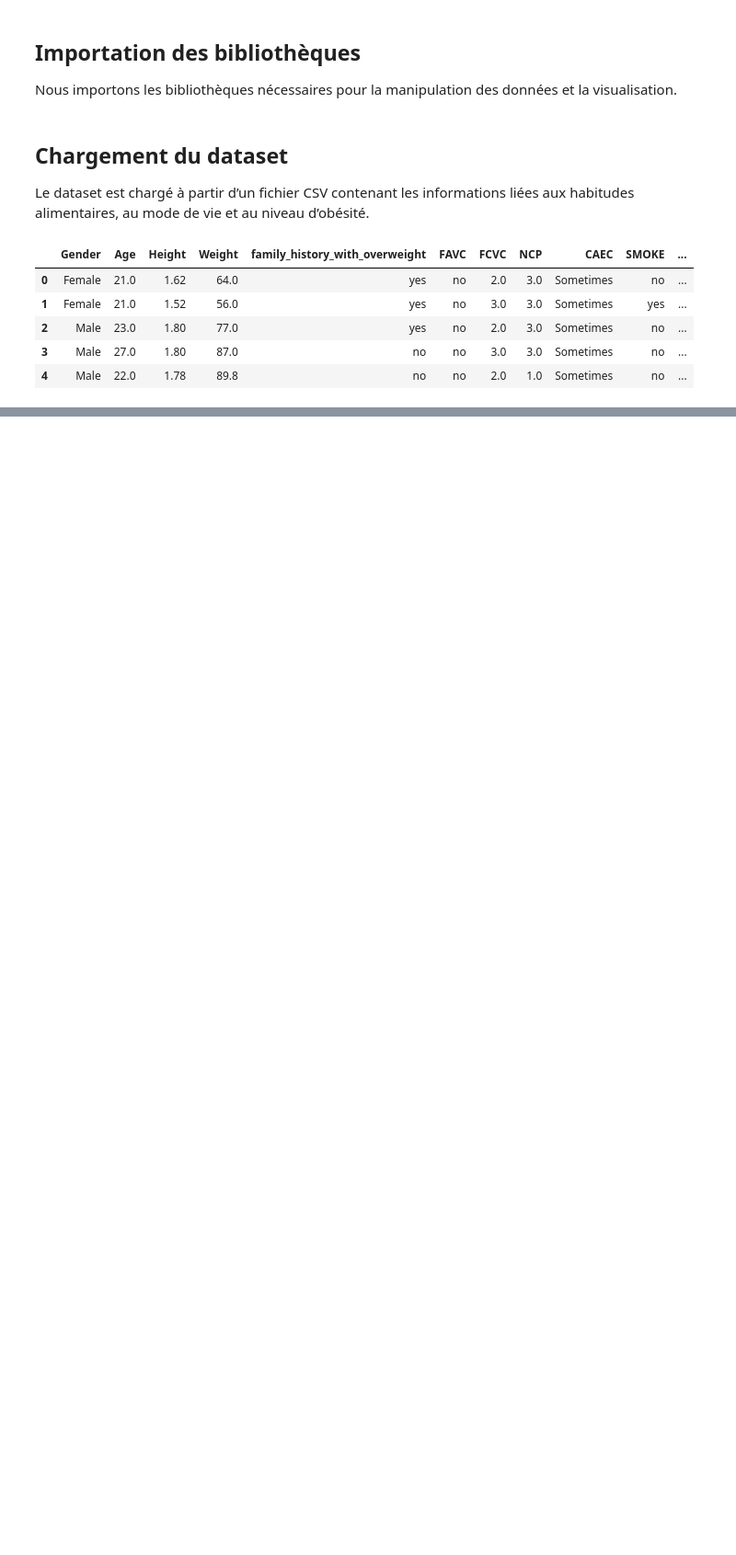
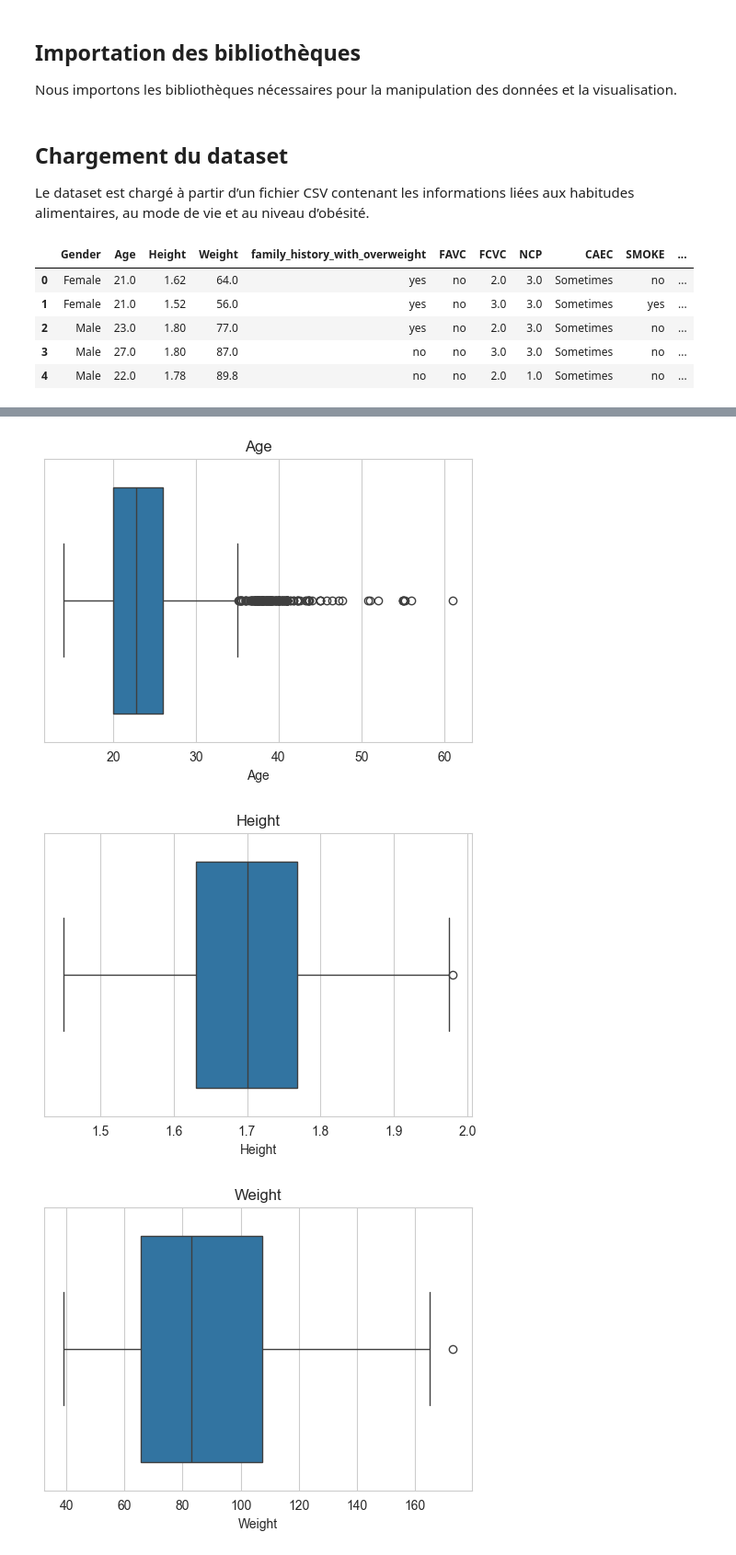
Before and after one commit to hamzasennah/PROJET___-2__-GROUPE__7__CODING__WEEK-1, a Jupyter notebook: notebooks/eda.ipynb, the cells around one changed output, grey strips where cells are left out. Shown at 92% size. Saved outputs shown, nothing was run; the diff lists cells and outputs as text; code cells hidden in the pictures; blank space fills up the shorter version.

```diff
--- a/notebooks/eda.ipynb
+++ b/notebooks/eda.ipynb
@@ -44,0 +153,12 @@ TEST
+# %%
+numeric_cols = df.select_dtypes(include=np.number).columns
+
+for col in numeric_cols:
+    plt.figure(figsize=(6,4))
+    sns.boxplot(x=df[col])
+    plt.title(col)
+    plt.show()
+# %% [output]
+[figure, added]
+[figure, added]
+[figure, added]
```
Also changed, not shown: parts of 16 cells of this notebook.
